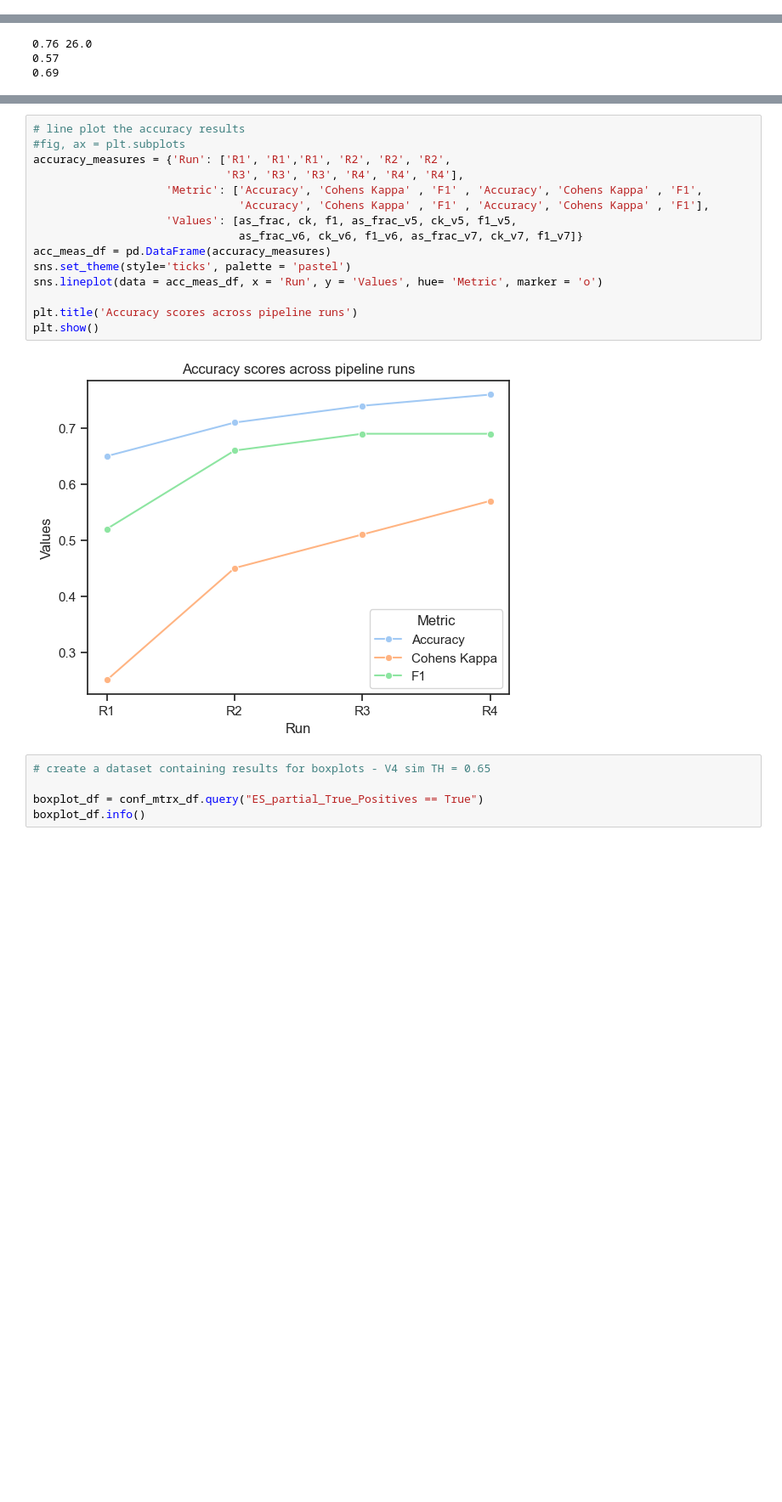
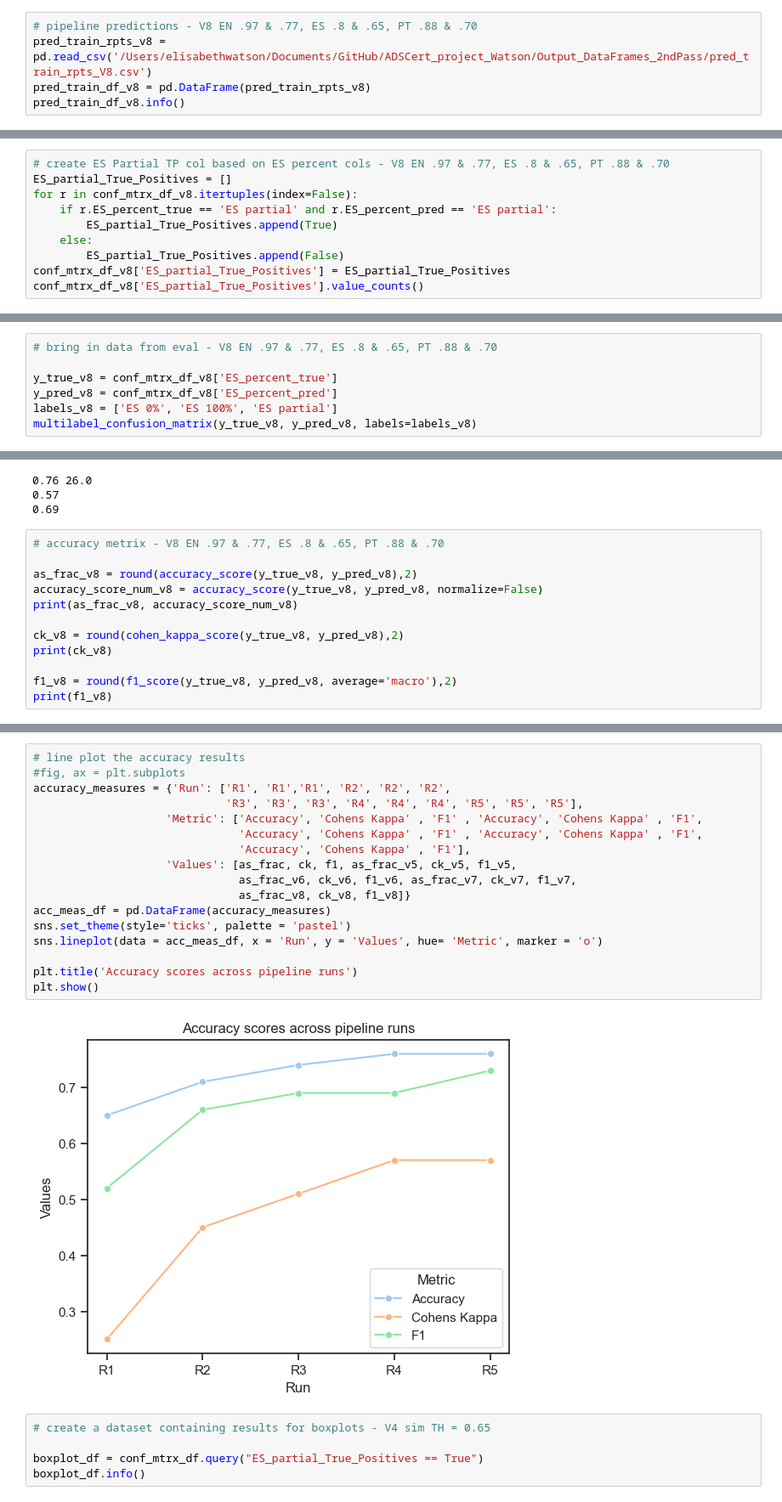
Before and after one commit to emw9805-notabot/ADSCert_project_Watson, a Jupyter notebook: Eval_metrics_2ndPass.ipynb, the cells around one changed output, grey strips where cells are left out. Shown at 85% size. Saved outputs shown, nothing was run; the diff lists cells and outputs as text; blank space fills up the shorter version.

Commit message:
v8 eval

```diff
--- a/Eval_metrics_2ndPass.ipynb
+++ b/Eval_metrics_2ndPass.ipynb
@@ -214,3 +214,8 @@ Data columns (total 10 columns):
  9   number_of_cats        34 non-null     int64
 dtypes: bool(3), float64(2), int64(2), str(3)
 memory usage: 3.7 KB
+# %%
+# pipeline predictions - V8 EN .97 & .77, ES .8 & .65, PT .88 & .70
+pred_train_rpts_v8 = pd.read_csv('/Users/elisabethwatson/Documents/GitHub/ADSCert_project_Watson/Output_DataFrames_2ndPass/pred_train_rpts_V8.csv')
+pred_train_df_v8 = pd.DataFrame(pred_train_rpts_v8)
+pred_train_df_v8.info()
@@ -414,3 +464,13 @@ ES_partial_True_Positives
 True     18
 False    16
 Name: count, dtype: int64
+# %%
+# create ES Partial TP col based on ES percent cols - V8 EN .97 & .77, ES .8 & .65, PT .88 & .70
+ES_partial_True_Positives = []
+for r in conf_mtrx_df_v8.itertuples(index=False):
+    if r.ES_percent_true == 'ES partial' and r.ES_percent_pred == 'ES partial':
+        ES_partial_True_Positives.append(True)
+    else:
+        ES_partial_True_Positives.append(False)
+conf_mtrx_df_v8['ES_partial_True_Positives'] = ES_partial_True_Positives
+conf_mtrx_df_v8['ES_partial_True_Positives'].value_counts()
@@ -478,3 +543,10 @@ array([[[27,  4],
 
        [[10,  4],
         [ 2, 18]]])
+# %%
+# bring in data from eval - V8 EN .97 & .77, ES .8 & .65, PT .88 & .70
+
+y_true_v8 = conf_mtrx_df_v8['ES_percent_true']
+y_pred_v8 = conf_mtrx_df_v8['ES_percent_pred']
+labels_v8 = ['ES 0%', 'ES 100%', 'ES partial']
+multilabel_confusion_matrix(y_true_v8, y_pred_v8, labels=labels_v8)
@@ -626,3 +715,15 @@ print(f1_v7)
 0.76 26.0
 0.57
 0.69
+# %%
+# accuracy metrix - V8 EN .97 & .77, ES .8 & .65, PT .88 & .70
+
+as_frac_v8 = round(accuracy_score(y_true_v8, y_pred_v8),2)
+accuracy_score_num_v8 = accuracy_score(y_true_v8, y_pred_v8, normalize=False)
+print(as_frac_v8, accuracy_score_num_v8)
+
+ck_v8 = round(cohen_kappa_score(y_true_v8, y_pred_v8),2)
+print(ck_v8)
+
+f1_v8 = round(f1_score(y_true_v8, y_pred_v8, average='macro'),2)
+print(f1_v8)
@@ -629,20 +734,22 @@ print(f1_v7)
 # %%
 # line plot the accuracy results
 #fig, ax = plt.subplots
 accuracy_measures = {'Run': ['R1', 'R1','R1', 'R2', 'R2', 'R2',
-                             'R3', 'R3', 'R3', 'R4', 'R4', 'R4'],
+                             'R3', 'R3', 'R3', 'R4', 'R4', 'R4', 'R5', 'R5', 'R5'],
                     'Metric': ['Accuracy', 'Cohens Kappa' , 'F1' , 'Accuracy', 'Cohens Kappa' , 'F1',
-                               'Accuracy', 'Cohens Kappa' , 'F1' , 'Accuracy', 'Cohens Kappa' , 'F1'],
+                               'Accuracy', 'Cohens Kappa' , 'F1' , 'Accuracy', 'Cohens Kappa' , 'F1',
+                               'Accuracy', 'Cohens Kappa' , 'F1'],
                     'Values': [as_frac, ck, f1, as_frac_v5, ck_v5, f1_v5,
-                               as_frac_v6, ck_v6, f1_v6, as_frac_v7, ck_v7, f1_v7]}
+                               as_frac_v6, ck_v6, f1_v6, as_frac_v7, ck_v7, f1_v7,
+                               as_frac_v8, ck_v8, f1_v8]}
 acc_meas_df = pd.DataFrame(accuracy_measures)
 sns.set_theme(style='ticks', palette = 'pastel')
 sns.lineplot(data = acc_meas_df, x = 'Run', y = 'Values', hue= 'Metric', marker = 'o')
 
 plt.title('Accuracy scores across pipeline runs')
 plt.show()
 # %% [output]
-[figure, old version]
+[figure, new version]
 # %%
 # create a dataset containing results for boxplots - V4 sim TH = 0.65
 
```
Also changed, not shown: parts of 14 cells of this notebook, 7 other files.
